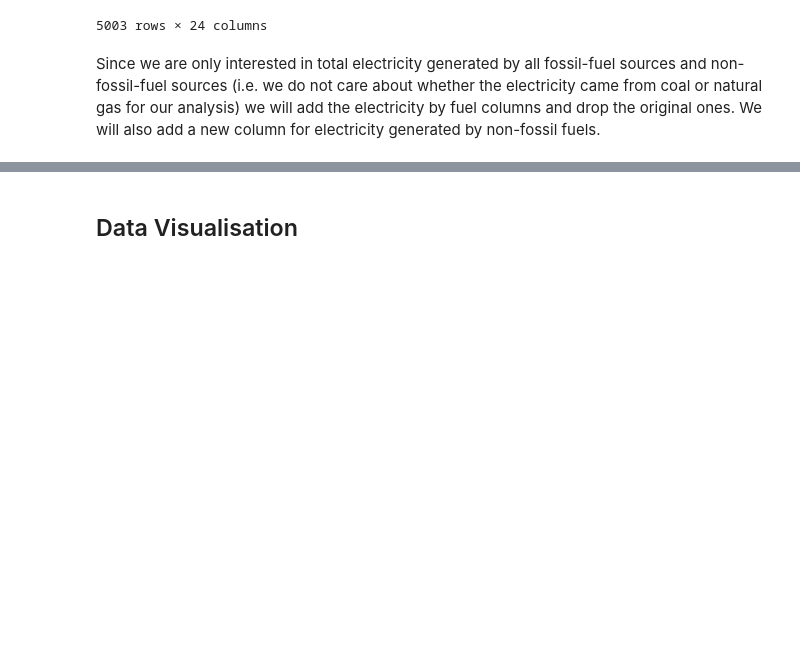
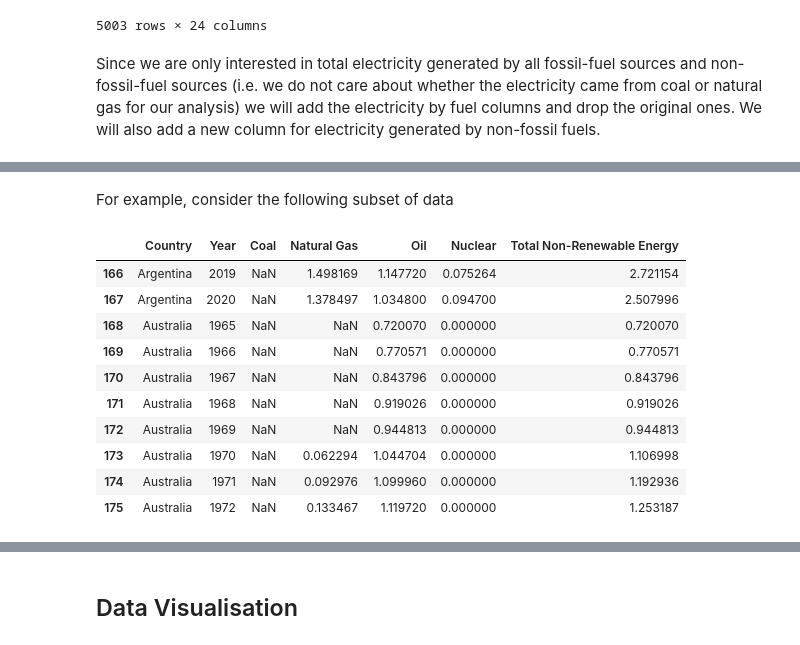
Before and after one commit to PranavaSinghal/DS203-Project, a Jupyter notebook: DS203_project.ipynb, the cells around one changed output, grey strips where cells are left out. Saved outputs shown, nothing was run; the diff lists cells and outputs as text; code cells hidden in the pictures; blank space fills up the shorter version.

```diff
--- a/DS203_project.ipynb
+++ b/DS203_project.ipynb
@@ -715,0 +728,16 @@ df_final.drop(filter[13:16], axis = 1)
+# %% [markdown]
+For example, consider the following subset of data
+# %%
+df_final[['Country','Year','Coal','Natural Gas', 'Oil', 'Nuclear','Total Non-Renewable Energy']].head(120).tail(10)
+# %% [output]
+|  | Country | Year | Coal | Natural Gas | Oil | Nuclear | Total Non-Renewable Energy |
+| 166 | Argentina | 2019 | NaN | 1.498169 | 1.147720 | 0.075264 | 2.721154 |
+| 167 | Argentina | 2020 | NaN | 1.378497 | 1.034800 | 0.094700 | 2.507996 |
+| 168 | Australia | 1965 | NaN | NaN | 0.720070 | 0.000000 | 0.720070 |
+| 169 | Australia | 1966 | NaN | NaN | 0.770571 | 0.000000 | 0.770571 |
+| 170 | Australia | 1967 | NaN | NaN | 0.843796 | 0.000000 | 0.843796 |
+| 171 | Australia | 1968 | NaN | NaN | 0.919026 | 0.000000 | 0.919026 |
+| 172 | Australia | 1969 | NaN | NaN | 0.944813 | 0.000000 | 0.944813 |
+| 173 | Australia | 1970 | NaN | 0.062294 | 1.044704 | 0.000000 | 1.106998 |
+| 174 | Australia | 1971 | NaN | 0.092976 | 1.099960 | 0.000000 | 1.192936 |
+| 175 | Australia | 1972 | NaN | 0.133467 | 1.119720 | 0.000000 | 1.253187 |
```
Also changed, not shown: parts of 54 cells of this notebook.
